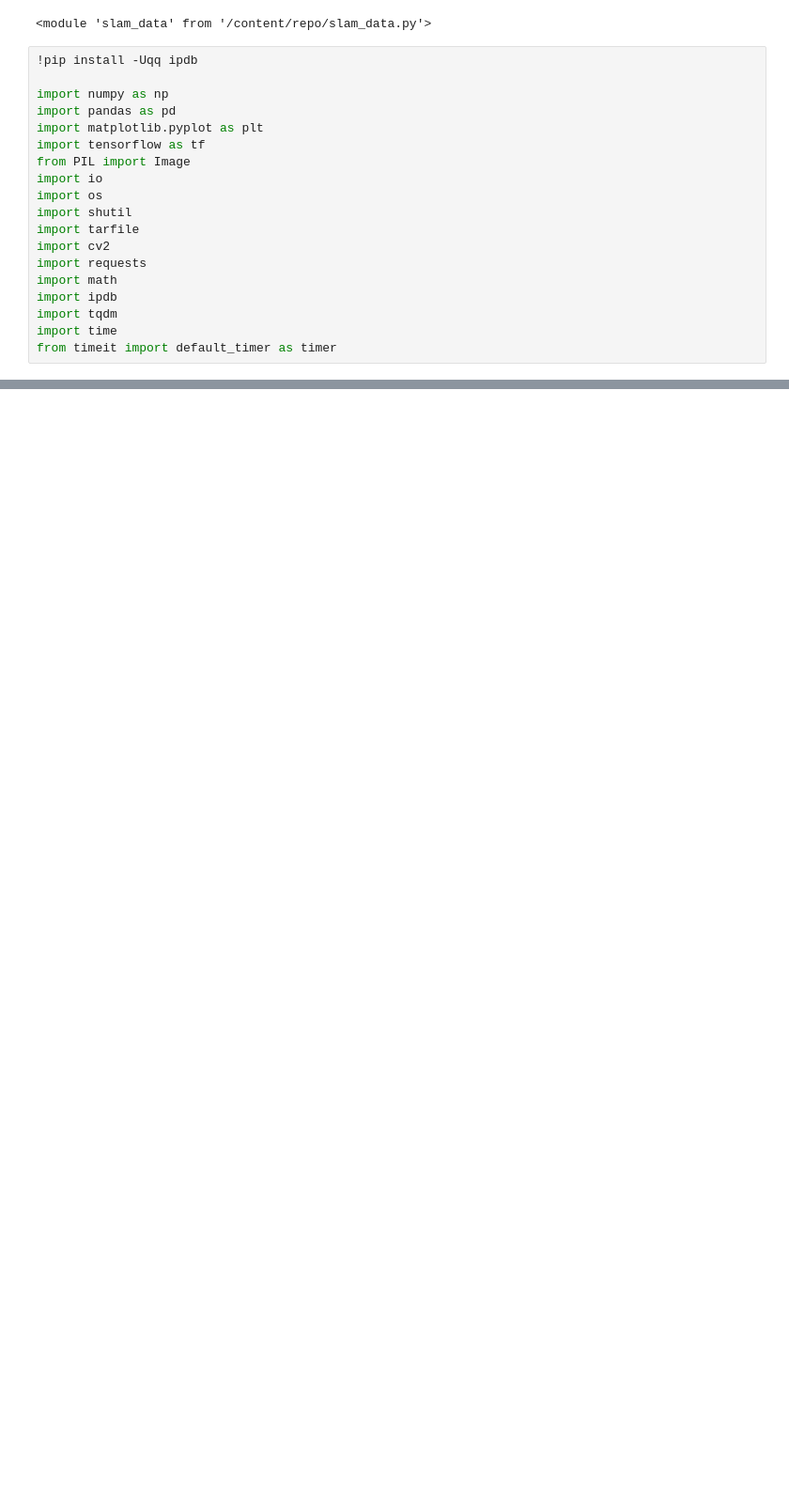
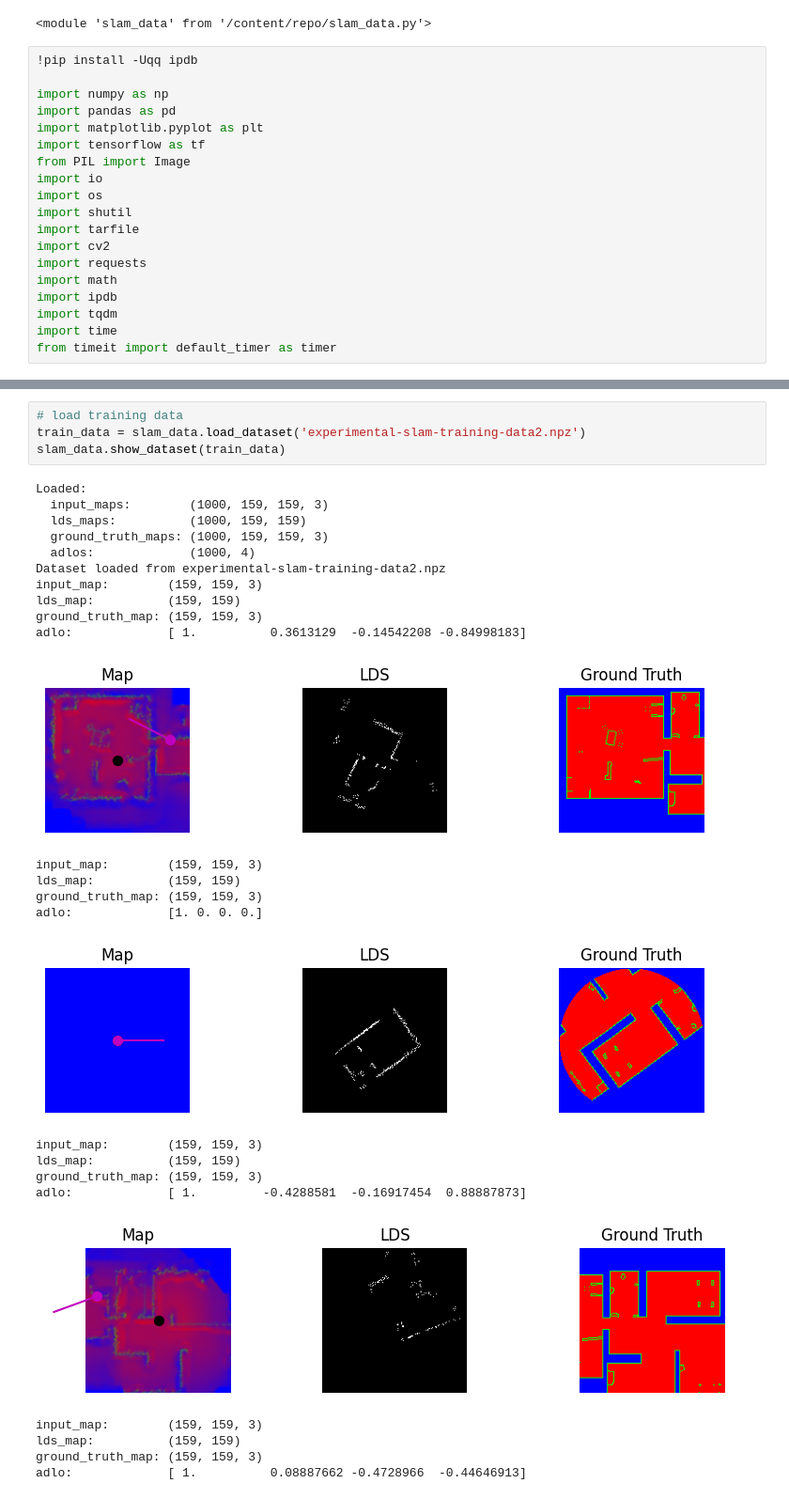
Before and after one commit to malcolmlett/robovac, a Jupyter notebook: Experiment_SLAM_3.ipynb, the cells around one changed output, grey strips where cells are left out. Shown at 94% size. Saved outputs shown, nothing was run; the diff lists cells and outputs as text; blank space fills up the shorter version.

```diff
--- a/Experiment_SLAM_3.ipynb
+++ b/Experiment_SLAM_3.ipynb
@@ -149,0 +272,30 @@ adlo-pred scaled: [0.6774639  0.02331689 0.00696396 0.00555091]
+# %%
+# load training data
+train_data = slam_data.load_dataset('experimental-slam-training-data2.npz')
+slam_data.show_dataset(train_data)
+# %% [output]
+Loaded:
+  input_maps:        (1000, 159, 159, 3)
+  lds_maps:          (1000, 159, 159)
+  ground_truth_maps: (1000, 159, 159, 3)
+  adlos:             (1000, 4)
+Dataset loaded from experimental-slam-training-data2.npz
+input_map:        (159, 159, 3)
+lds_map:          (159, 159)
+ground_truth_map: (159, 159, 3)
+adlo:             [ 1.          0.3613129  -0.14542208 -0.84998183]
+[figure, added]
+input_map:        (159, 159, 3)
+lds_map:          (159, 159)
+ground_truth_map: (159, 159, 3)
+adlo:             [1. 0. 0. 0.]
+[figure, added]
+input_map:        (159, 159, 3)
+lds_map:          (159, 159)
+ground_truth_map: (159, 159, 3)
+adlo:             [ 1.         -0.4288581  -0.16917454  0.88887873]
+[figure, added]
+input_map:        (159, 159, 3)
+lds_map:          (159, 159)
+ground_truth_map: (159, 159, 3)
+adlo:             [ 1.          0.08887662 -0.4728966  -0.44646913]
```
Also changed, not shown: parts of 14 cells of this notebook.
